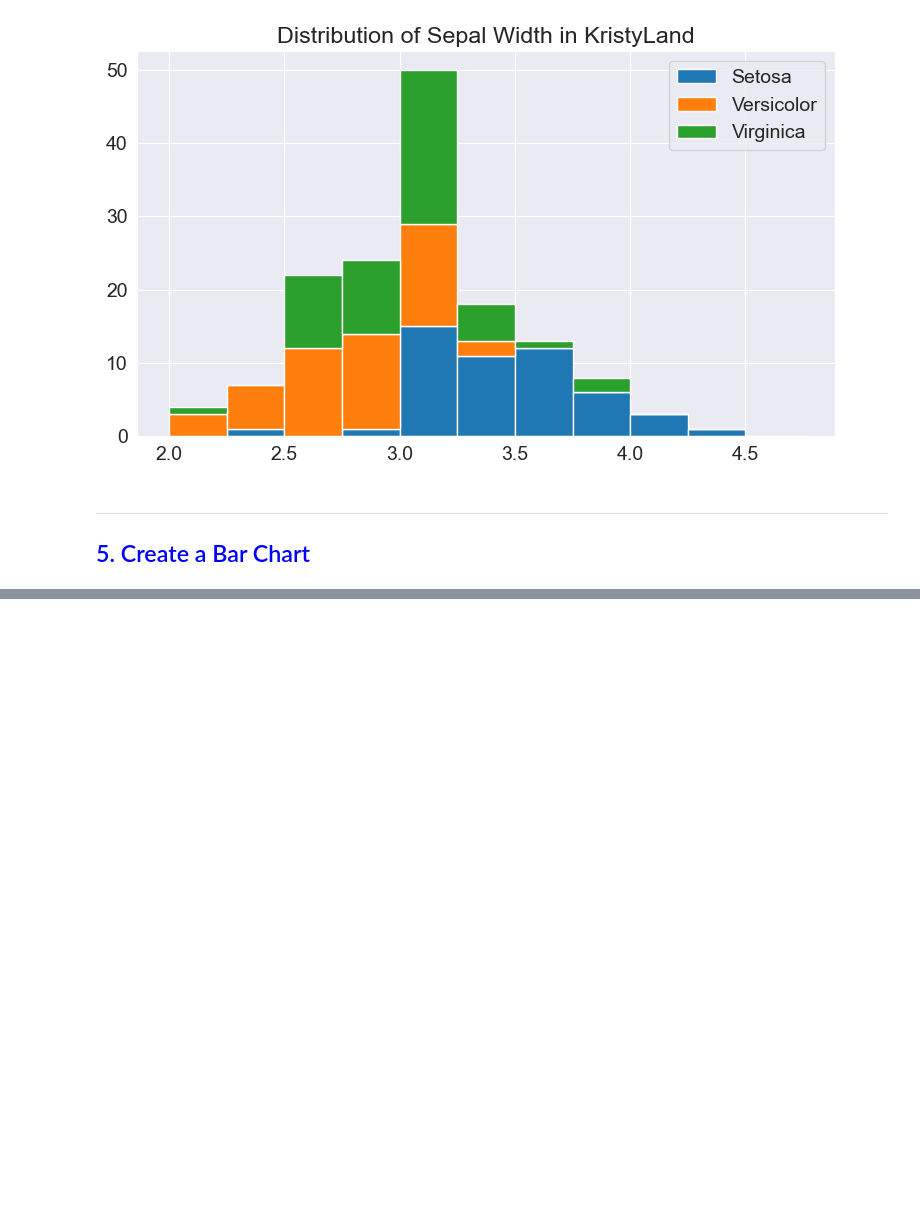
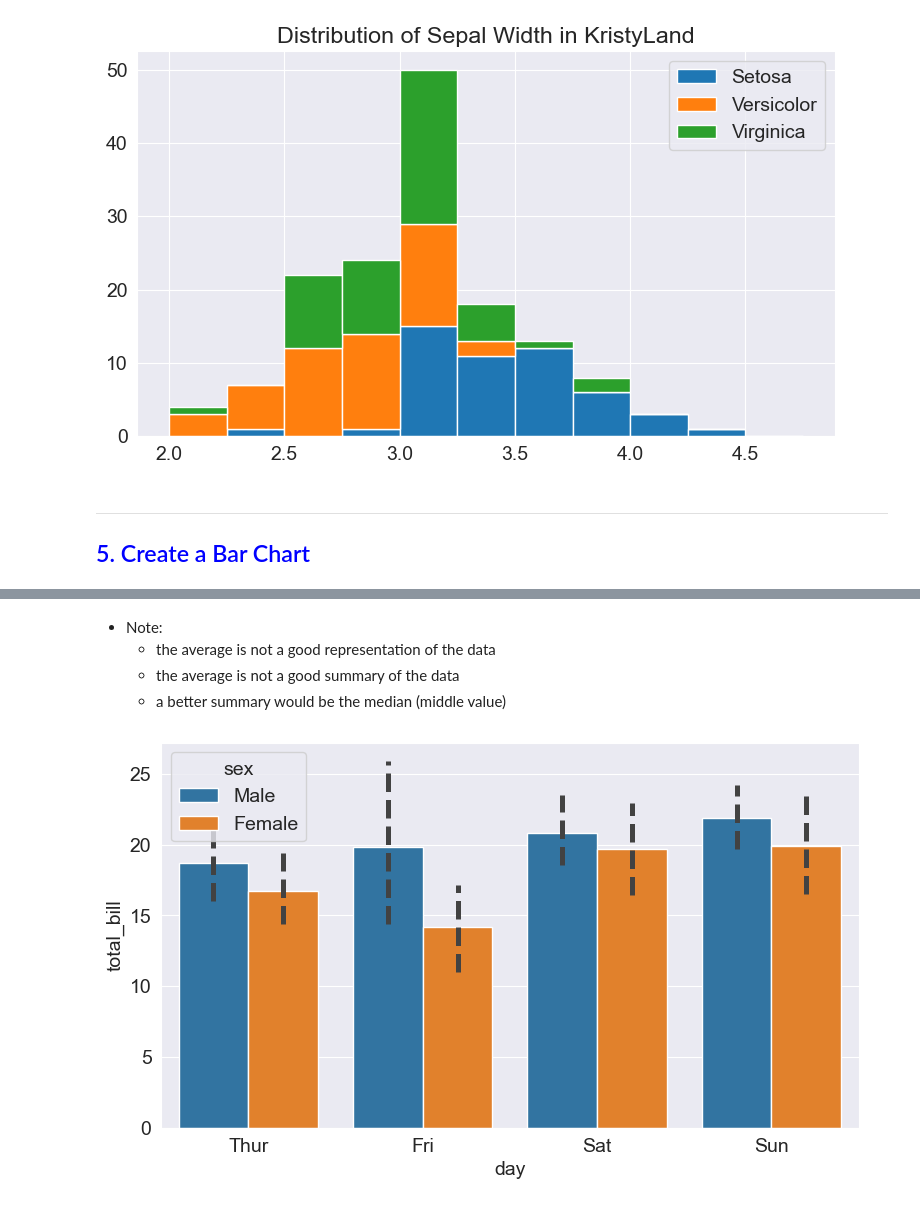
Before and after one commit to Ms-KL/python-data-science-playground, a Jupyter notebook: data-visualisation/data_visualisation.ipynb, the cells around one changed output, grey strips where cells are left out. Saved outputs shown, nothing was run; the diff lists cells and outputs as text; code cells hidden in the pictures; blank space fills up the shorter version.

```diff
--- a/data-visualisation/data_visualisation.ipynb
+++ b/data-visualisation/data_visualisation.ipynb
@@ -502,0 +561,14 @@ plt.legend(['Setosa', 'Versicolor', 'Virginica']);
+# %% [markdown]
+* Note:
+    * the average is not a good representation of the data
+    * the average is not a good summary of the data
+    * a better summary would be the median (middle value)
+# %%
+# specify the hue to compare bar plots side-by-side when adding a third feature
+# feature 1: day
+# feature 2: total_bill
+# feature 3: sex
+
+sns.barplot(x='day', y='total_bill', hue='sex', data=tips_df);
+# %% [output]
+[figure, added]
```
Also changed, not shown: parts of 9 cells of this notebook.
